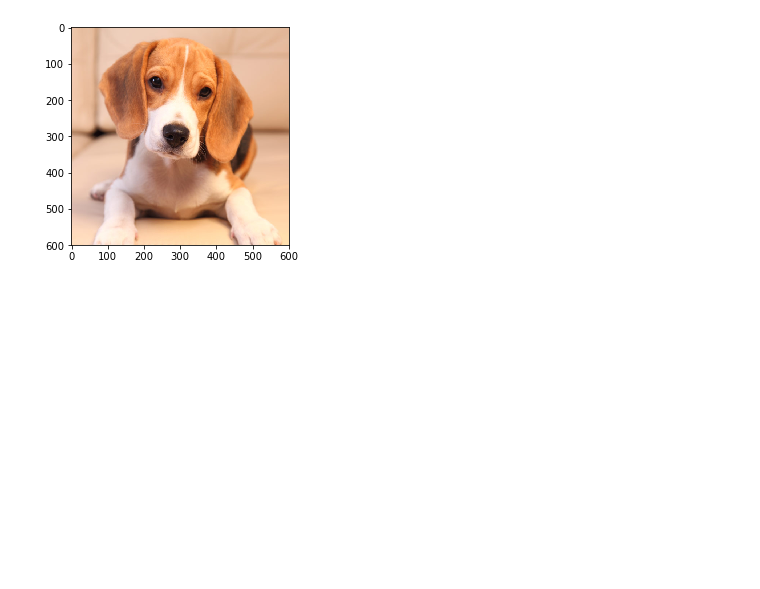
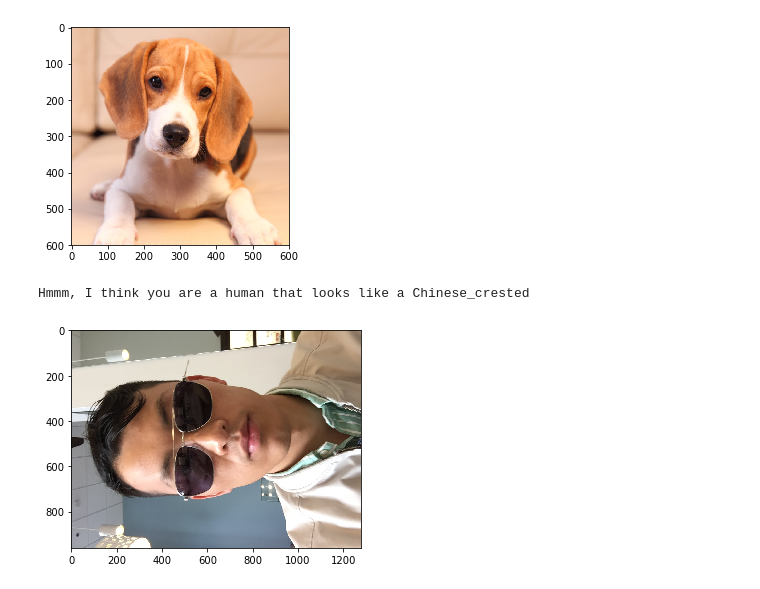
Before and after one commit to ralphxiu/machine-learning-dog-project, a Jupyter notebook: dog_app.ipynb, the cells around one changed output. Cells and saved outputs as stored; diff of their text form; code cells hidden in the pictures; blank space fills up the shorter version.

```diff
--- a/dog_app.ipynb
+++ b/dog_app.ipynb
@@ -412,7 +423,7 @@ _________________________________________________________________
 # %% [markdown]
 ### Compile the Model
 # %%
-model.compile(optimizer='rmsprop', loss='categorical_crossentropy', metrics=['accuracy'])
+model.compile(optimizer='adam', loss='categorical_crossentropy', metrics=['accuracy'])
 # %% [markdown]
 ### (IMPLEMENTATION) Train the Model
 
@@ -424,7 +435,7 @@ from keras.callbacks import ModelCheckpoint
 
 ### TODO: specify the number of epochs that you would like to use to train the model.
 
-epochs = 10
+epochs = 5
 
 ### Do NOT modify the code below this line.
 
@@ -642,7 +649,7 @@ Some results from my experimentation:
 ### (IMPLEMENTATION) Compile the Model
 # %%
 ### TODO: Compile the model.
-resnet_model.compile(optimizer='rmsprop', loss='categorical_crossentropy', metrics=['accuracy'])
+resnet_model.compile(optimizer='adam', loss='categorical_crossentropy', metrics=['accuracy'])
 # %% [markdown]
 ### (IMPLEMENTATION) Train the Model
 
@@ -796,3 +803,8 @@ breed_detector('images/dog2.jpg')
 # %% [output]
 Hmmm, I think you are a dog that looks like a Beagle
 [figure]
+# %%
+breed_detector('images/me.jpg')
+# %% [output]
+Hmmm, I think you are a human that looks like a Chinese_crested
+[figure, added]
```
Also changed, not shown: parts of 10 cells of this notebook, 1 other file.
